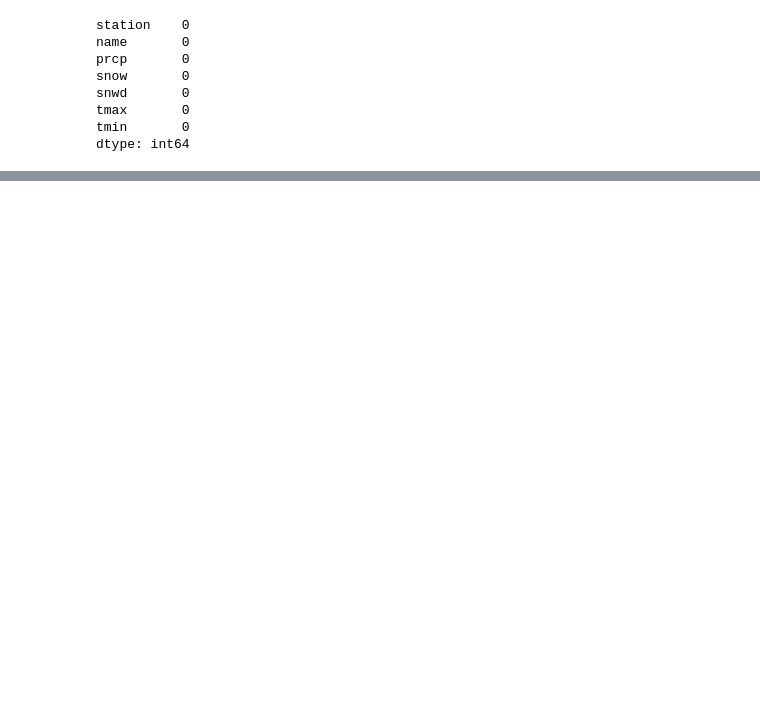
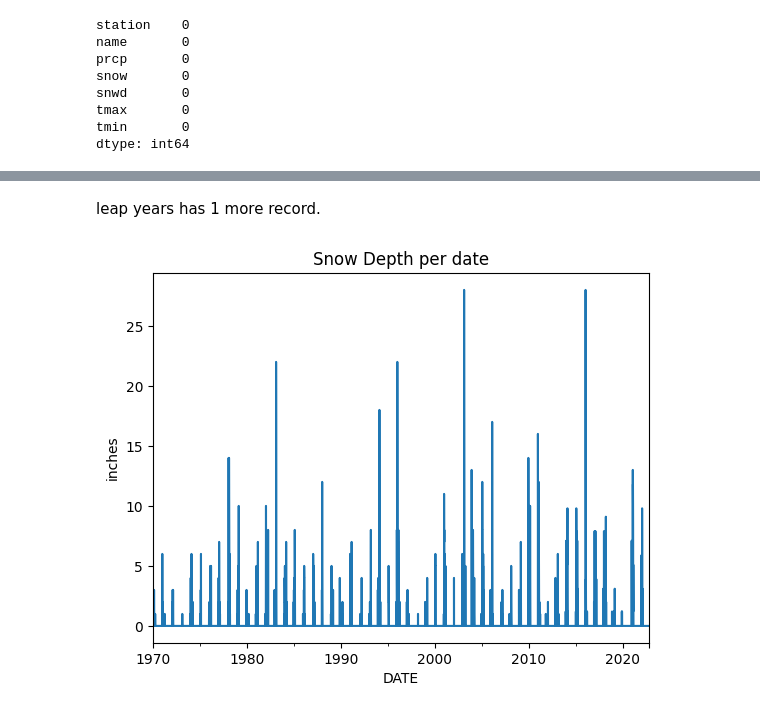
Before and after one commit to ortizfram/temperature-prediction, a Jupyter notebook: predict.ipynb, the cells around one changed output, grey strips where cells are left out. Cells and saved outputs as stored; diff of their text form; code cells hidden in the pictures; blank space fills up the shorter version.

```diff
--- a/predict.ipynb
+++ b/predict.ipynb
@@ -84,0 +109,4 @@ dtype: int64
+# %%
+# conver index to datetime obj
+weather.index = pd.to_datetime(weather.index)
+weather.index
@@ -84,0 +144,10 @@ dtype: int64
+# %% [markdown]
+leap years has 1 more record.
+# %%
+import matplotlib.pyplot as plt
+weather['snwd'].plot()
+plt.ylabel('inches')
+plt.title('Snow Depth per date')
+plt.show()
+# %% [output]
+[figure, added]
```
Also changed, not shown: parts of 16 cells of this notebook.
